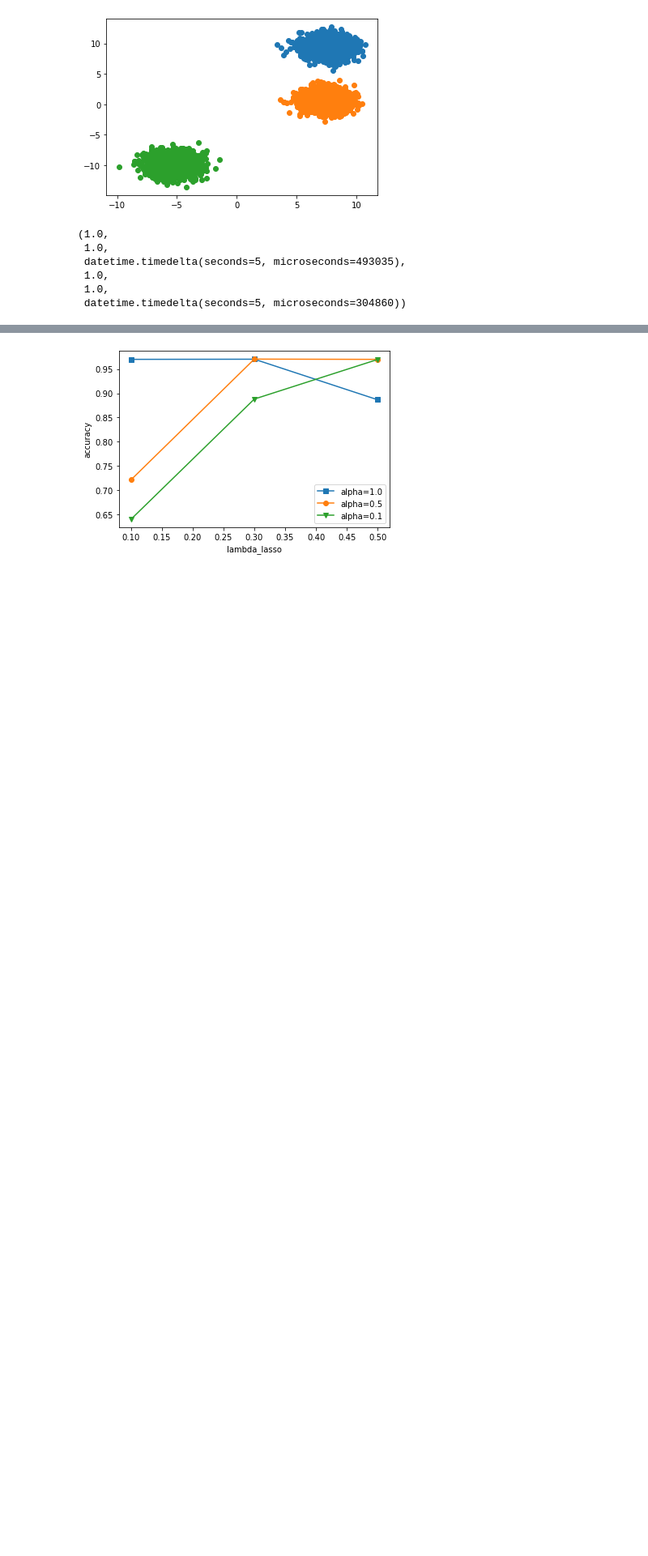
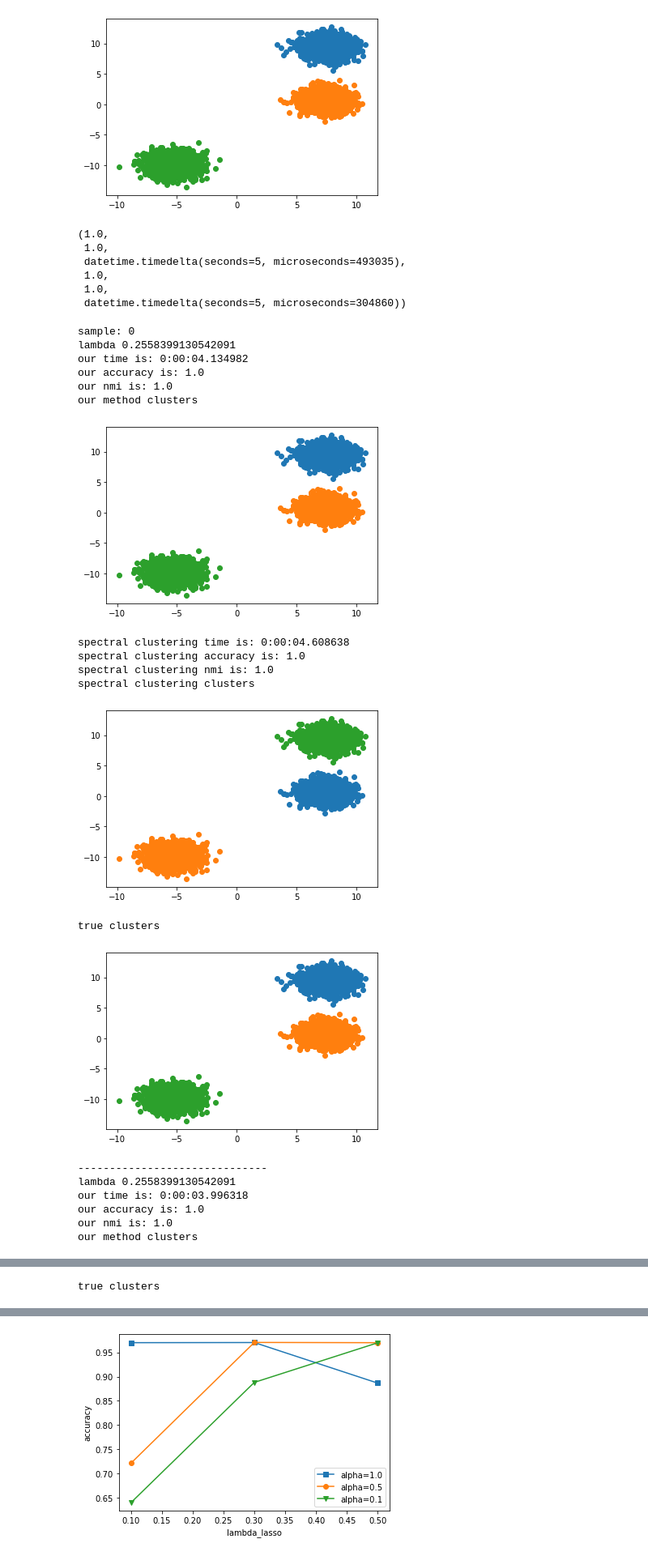
Before and after one commit to sahelyiyi/LocClustNLasso, a Jupyter notebook: loc_clust_kmeans.ipynb, the cells around one changed output, grey strips where cells are left out. Shown at 81% size. Drawn from its saved outputs; the diff is of its cells as text; code cells hidden in the pictures; blank space fills up the shorter version.

```diff
--- a/loc_clust_kmeans.ipynb
+++ b/loc_clust_kmeans.ipynb
@@ -987,3 +1260,44 @@ true clusters
  1.0,
  1.0,
  datetime.timedelta(seconds=5, microseconds=304860))
+# %%
+def run_blobs1(alpha, lambda_lasso, plot=False, is_print=True):
+    blobs = datasets.make_blobs(n_samples=n_samples, random_state=8)
+
+    points = blobs[0]
+    true_labels = blobs[1]
+
+#     return run_more_plots(points, true_labels, 20, 1.0, 0.3, 0.009, 3, plot=plot, is_print=is_print)
+    return run_more_plots1(points, true_labels, 20, alpha, lambda_lasso, 0.009, 3, plot=plot, is_print=is_print)
+
+
+
+# 1.5, 0.5
+for i in range(1):
+    print('sample:', i)
+    run_blobs1(0.1, 0.5, True)
+    print('------------------------------')
+
+
+run_blobs1(0.1, 0.5, True)
+# %% [output]
+sample: 0
+lambda 0.2558399130542091
+our time is: 0:00:04.134982
+our accuracy is: 1.0
+our nmi is: 1.0
+our method clusters
+[figure, added]
+spectral clustering time is: 0:00:04.608638
+spectral clustering accuracy is: 1.0
+spectral clustering nmi is: 1.0
+spectral clustering clusters
+[figure, added]
+true clusters
+[figure, added]
+------------------------------
+lambda 0.2558399130542091
+our time is: 0:00:03.996318
+our accuracy is: 1.0
+our nmi is: 1.0
+our method clusters
@@ -989,0 +1310 @@ true clusters
+true clusters
```
Also changed, not shown: parts of 10 cells of this notebook.
